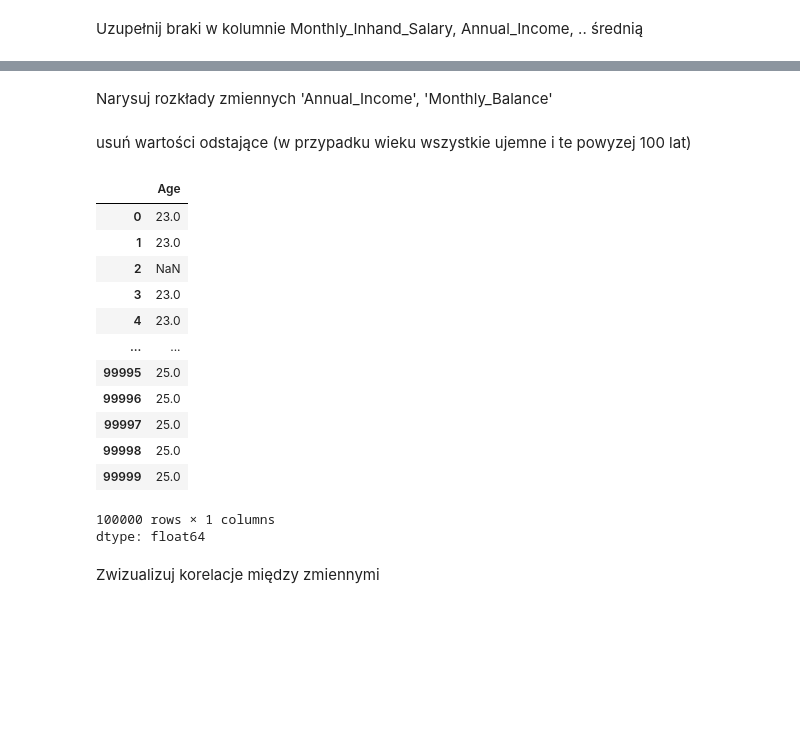
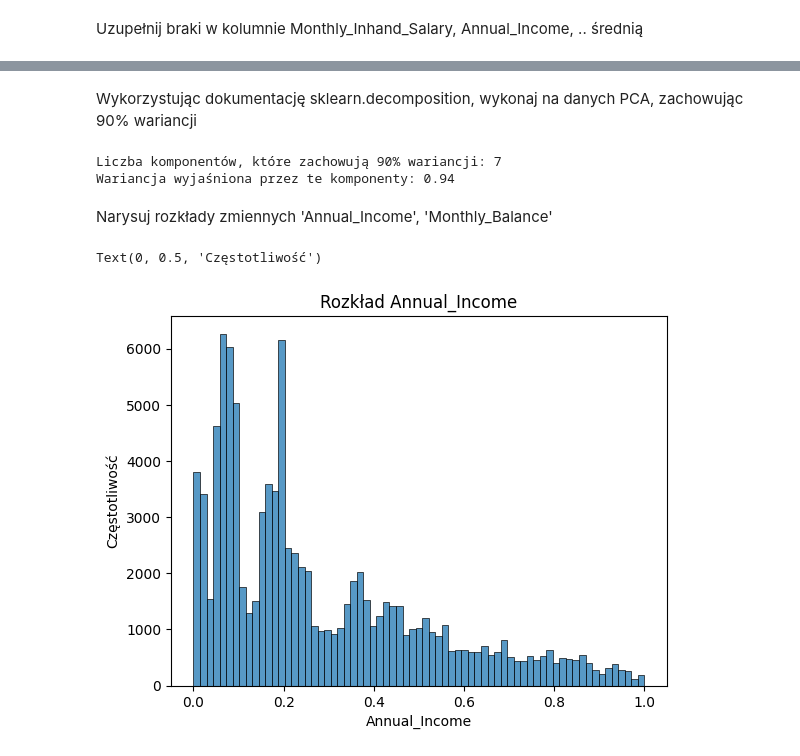
Before and after one commit to KrzysztofDrobnik/lecture1, a Jupyter notebook: PUM2_todo.ipynb, the cells around one changed output, grey strips where cells are left out. Saved outputs shown, nothing was run; the diff lists cells and outputs as text; code cells hidden in the pictures; blank space fills up the shorter version.

```diff
--- a/PUM2_todo.ipynb
+++ b/PUM2_todo.ipynb
@@ -355,0 +459,4 @@ Uzupełnij braki w kolumnie Monthly_Inhand_Salary,  Annual_Income, .. średnią
+# %%
+#macierz korelacji między zmiennymi
+cor_matrix = df.corr()
+cor_matrix
@@ -355,0 +488,12 @@ Uzupełnij braki w kolumnie Monthly_Inhand_Salary,  Annual_Income, .. średnią
+# %%
+#znajdywanie par kolumnt z korelacją większą niż 0.3
+pary_korelacji = []
+for col in cor_matrix.columns:
+  for row in cor_matrix.index:
+    korelacja = cor_matrix.loc[row, col]
+  if col != row and abs(korelacja) > 0.3:
+    pary_korelacji.append((col, row, korelacja))
+
+pary_korelacji
+
+#żadna para kolumn nie ma wyższej kolreacji niz 0.3????
@@ -355,0 +504,9 @@ Uzupełnij braki w kolumnie Monthly_Inhand_Salary,  Annual_Income, .. średnią
+# %%
+from sklearn.preprocessing import MinMaxScaler,StandardScaler
+scaler = MinMaxScaler()
+columns = ['Age', 'Annual_Income','Monthly_Inhand_Salary', 'Delay_from_due_date', 'Num_of_Delayed_Payment', 'Outstanding_Debt', 'Credit_History_Age', 'Total_EMI_per_month', 'Monthly_Balance']
+
+for col in columns:
+  df[col] = scaler.fit_transform(df[[col]])
+
+df['Age']
@@ -356,25 +528,32 @@ Uzupełnij braki w kolumnie Monthly_Inhand_Salary,  Annual_Income, .. średnią
+# %% [markdown]
+Wykorzystując dokumentację sklearn.decomposition, wykonaj na danych PCA, zachowując 90% wariancji
+# %%
+from sklearn.decomposition import PCA
+from sklearn.preprocessing import StandardScaler
+
+df_cleaned = df.dropna(subset=columns)
+
+scaler = StandardScaler()
+df_scaled = scaler.fit_transform(df_cleaned[columns])
+
+pca = PCA(n_components=0.90)
+df_pca = pca.fit_transform(df_scaled)
+
+# Liczba komponentów, które zostały wybrane
+print(f'Liczba komponentów, które zachowują 90% wariancji: {df_pca.shape[1]}')
+
+# Procent wariancji wyjaśnionej przez wybrane komponenty
+print(f'Wariancja wyjaśniona przez te komponenty: {sum(pca.explained_variance_ratio_):.2f}')
+# %% [output]
+Liczba komponentów, które zachowują 90% wariancji: 7
+Wariancja wyjaśniona przez te komponenty: 0.94
 # %% [markdown]
 Narysuj rozkłady zmiennych 'Annual_Income', 'Monthly_Balance'
-# %% [markdown]
-usuń wartości odstające (w przypadku wieku wszystkie ujemne i te powyzej 100 lat)
-# %%
-df['Age'] = df['Age'].astype(int)
-df["Age"] = df["Age"].apply(lambda x: np.nan if x < 0 or x > 100 else x)
-df["Age"]
-# %% [output]
-|  | Age |
-| 0 | 23.0 |
-| 1 | 23.0 |
-| 2 | NaN |
-| 3 | 23.0 |
-| 4 | 23.0 |
-| ... | ... |
-| 99995 | 25.0 |
-| 99996 | 25.0 |
-| 99997 | 25.0 |
-| 99998 | 25.0 |
-| 99999 | 25.0 |
-100000 rows × 1 columns
-dtype: float64
-# %% [markdown]
-Zwizualizuj korelacje między zmiennymi
+# %%
+sns.histplot(df['Annual_Income'])  # kde=True dodaje linię gęstości
+plt.title('Rozkład Annual_Income')
+plt.xlabel('Annual_Income')
+plt.ylabel('Częstotliwość')
+# %% [output]
+Text(0, 0.5, 'Częstotliwość')
+[figure, added]
```
Also changed, not shown: parts of 13 cells of this notebook.
